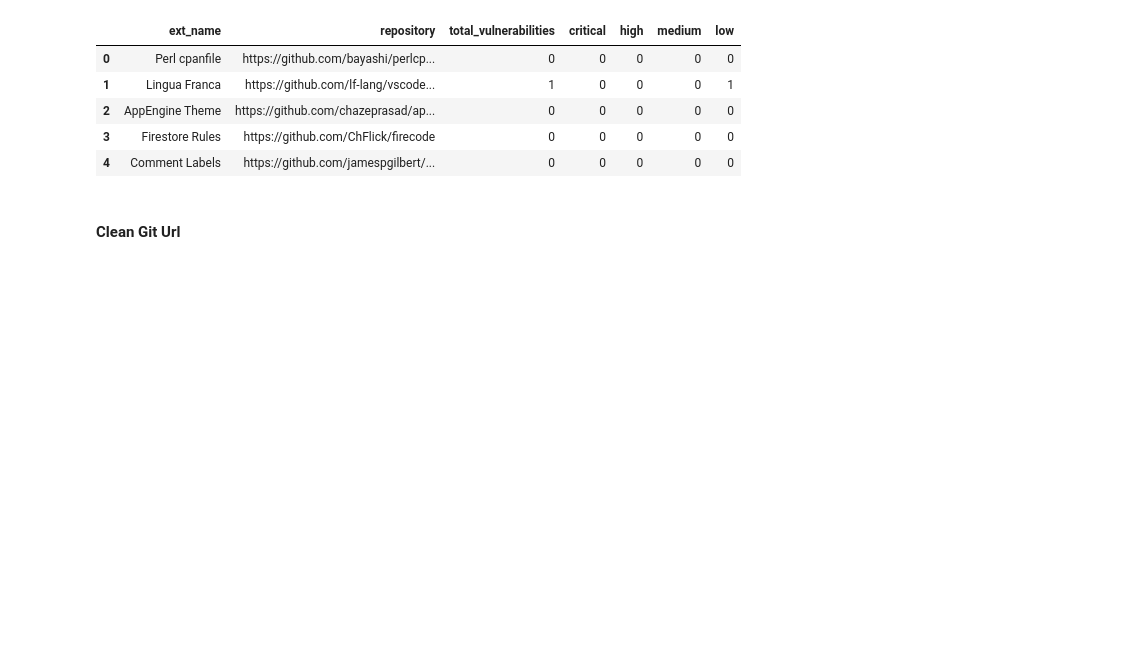
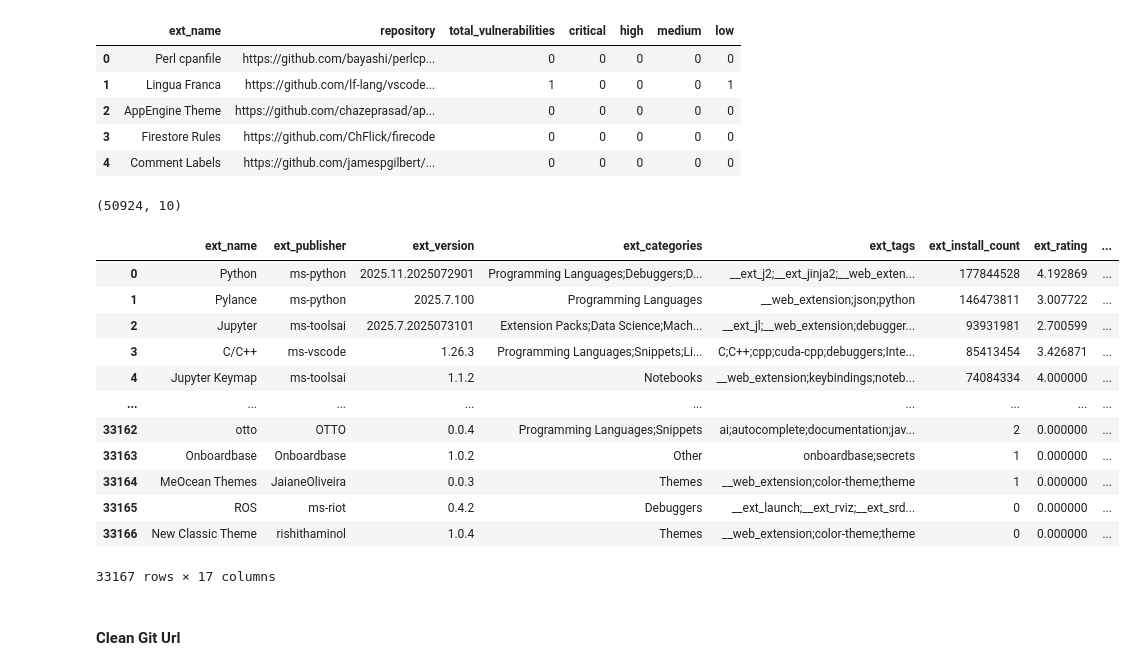
Before and after one commit to Ironhack-DA-Course/proj-final, a Jupyter notebook: notebooks/data_scraped_preprocessing.ipynb, the cells around one changed output. Drawn from its saved outputs; the diff is of its cells as text; code cells hidden in the pictures; blank space fills up the shorter version.

```diff
--- a/notebooks/data_scraped_preprocessing.ipynb
+++ b/notebooks/data_scraped_preprocessing.ipynb
@@ -276,0 +407,4 @@ df_clean = pd.merge(df_scraped, df_ver_vul, on = "ext_name")
+# %%
+df_ver_vul.shape
+# %% [output]
+(50924, 10)
@@ -276,0 +417,16 @@ df_clean = pd.merge(df_scraped, df_ver_vul, on = "ext_name")
+# %%
+df_clean
+# %% [output]
+|  | ext_name | ext_publisher | ext_version | ext_categories | ext_tags | ext_install_count | ext_rating | ... |
+| 0 | Python | ms-python | 2025.11.2025072901 | Programming Languages;Debuggers;D... | __ext_j2;__ext_jinja2;__web_exten... | 177844528 | 4.192869 | ... |
+| 1 | Pylance | ms-python | 2025.7.100 | Programming Languages | __web_extension;json;python | 146473811 | 3.007722 | ... |
+| 2 | Jupyter | ms-toolsai | 2025.7.2025073101 | Extension Packs;Data Science;Mach... | __ext_jl;__web_extension;debugger... | 93931981 | 2.700599 | ... |
+| 3 | C/C++ | ms-vscode | 1.26.3 | Programming Languages;Snippets;Li... | C;C++;cpp;cuda-cpp;debuggers;Inte... | 85413454 | 3.426871 | ... |
+| 4 | Jupyter Keymap | ms-toolsai | 1.1.2 | Notebooks | __web_extension;keybindings;noteb... | 74084334 | 4.000000 | ... |
+| ... | ... | ... | ... | ... | ... | ... | ... | ... |
+| 33162 | otto | OTTO | 0.0.4 | Programming Languages;Snippets | ai;autocomplete;documentation;jav... | 2 | 0.000000 | ... |
+| 33163 | Onboardbase | Onboardbase | 1.0.2 | Other | onboardbase;secrets | 1 | 0.000000 | ... |
+| 33164 | MeOcean Themes | JaianeOliveira | 0.0.3 | Themes | __web_extension;color-theme;theme | 1 | 0.000000 | ... |
+| 33165 | ROS | ms-riot | 0.4.2 | Debuggers | __ext_launch;__ext_rviz;__ext_srd... | 0 | 0.000000 | ... |
+| 33166 | New Classic Theme | rishithaminol | 1.0.4 | Themes | __web_extension;color-theme;theme | 0 | 0.000000 | ... |
+33167 rows × 17 columns
```
Also changed, not shown: parts of 55 cells of this notebook, 7 other files.
